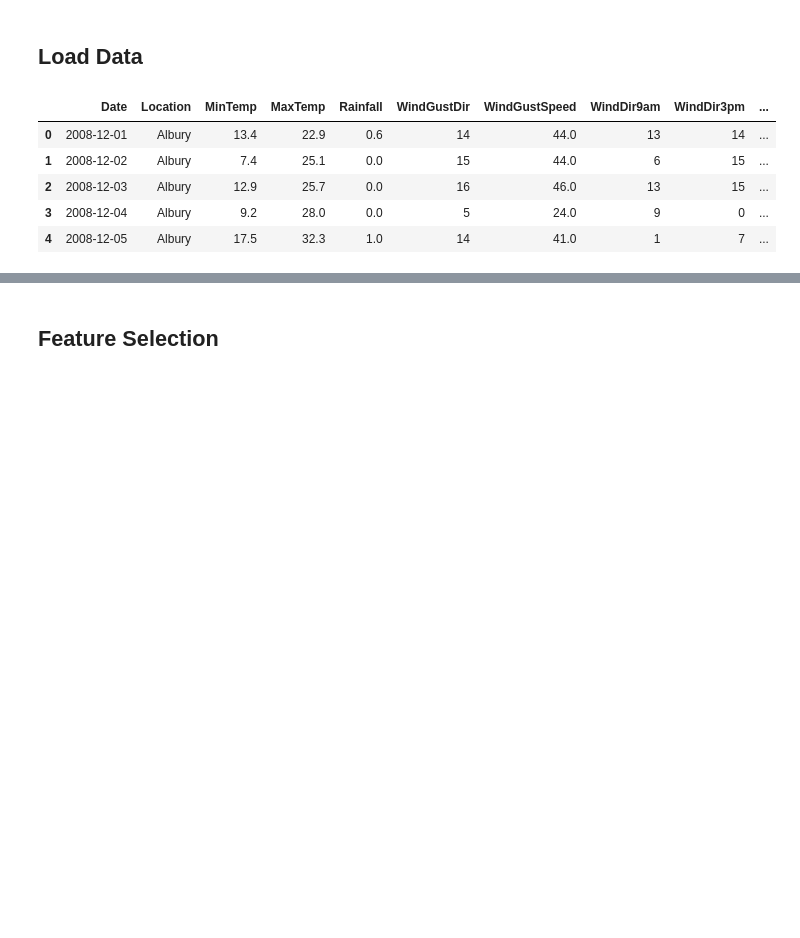
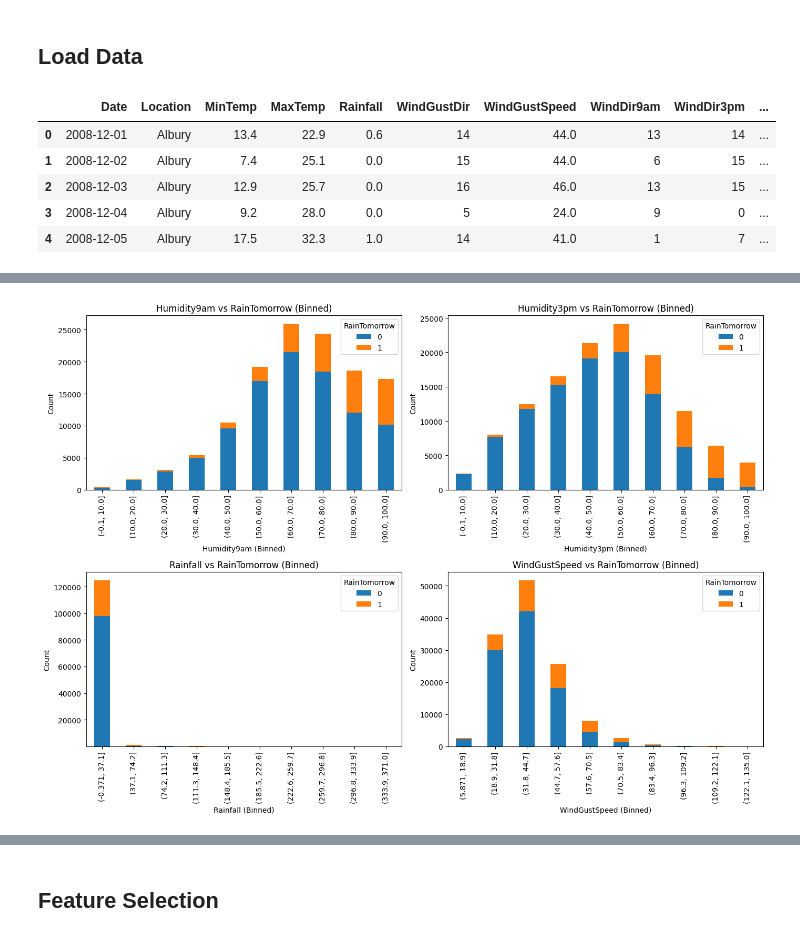
Before and after one commit to EverdeepUni/COMP5310-assignment-2, a Jupyter notebook: assignment2_460373219.ipynb, the cells around one changed output, grey strips where cells are left out. Cells and saved outputs as stored; diff of their text form; code cells hidden in the pictures; blank space fills up the shorter version.

```diff
--- a/assignment2_460373219.ipynb
+++ b/assignment2_460373219.ipynb
@@ -64,0 +56,26 @@ dtype: int64
+# %%
+# Plot each feature against RainTomorrow
+# group in bins
+features = ["Humidity9am", "Humidity3pm", "Rainfall", "WindGustSpeed"]
+
+df = data[features + ["RainTomorrow"]].copy()
+# Create a figure and subplots
+fig, axs = plt.subplots(2, 2, figsize=(14, 10))
+axs = axs.flatten()
+
+num_bins = 10
+
+# Plot each feature
+for i, feature in enumerate(features):
+    df[f'{feature}_binned'] = pd.cut(df[feature], bins=num_bins)
+    grouped = df.groupby([f'{feature}_binned', "RainTomorrow"], observed=False).size().unstack(fill_value=0)
+    grouped.plot(kind='bar', stacked=True, ax=axs[i])
+    axs[i].set_title(f"{feature} vs RainTomorrow (Binned)")
+    axs[i].set_ylabel("Count")
+    axs[i].set_xlabel(f"{feature} (Binned)")
+
+# Adjust layout for better spacing
+plt.tight_layout()
+plt.show()
+# %% [output]
+[figure, added]
```
Also changed, not shown: parts of 33 cells of this notebook.
